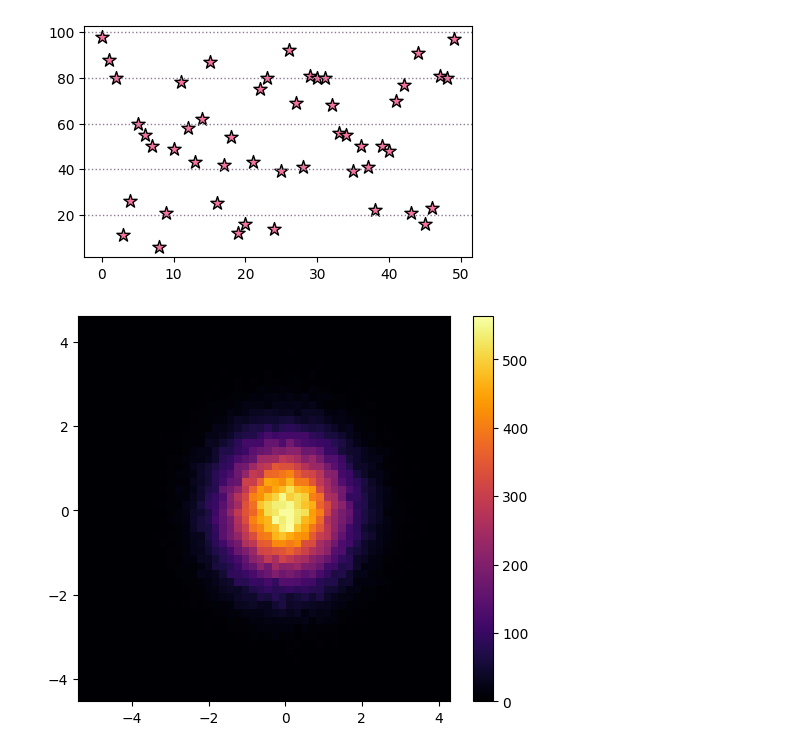
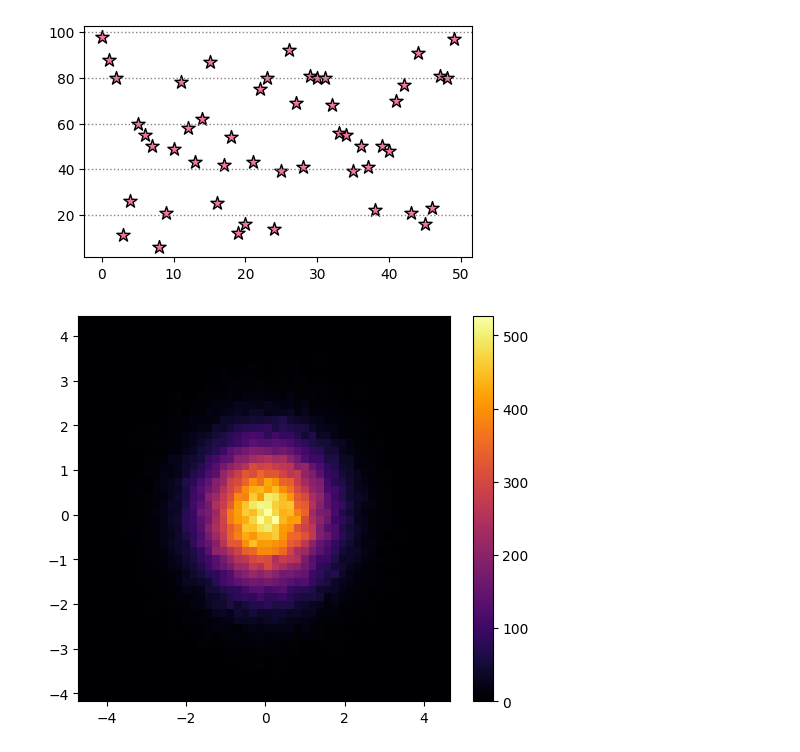
Before and after one commit to bolinfans/visualization, a Jupyter notebook: 02_activities/assignments/assignment_1/class1.ipynb, the cells around one changed output. Saved outputs shown, nothing was run; the diff lists cells and outputs as text; code cells hidden in the pictures.

```diff
--- a/02_activities/assignments/assignment_1/class1.ipynb
+++ b/02_activities/assignments/assignment_1/class1.ipynb
@@ -106,9 +111,24 @@ size = 100000
 xs = np.random.normal(size=size)
 ys = np.random.normal(size=size)
 # %%
+## Define number of samples for 2D histogram
+size = 100000
+
+np.random.seed(613)
+## generate 'size' numbers from a normal distribution with mean=0, std=1. Do this for both x and y bins in our histogram
+xs = np.random.normal(size=size)
+ys = np.random.normal(size=size)
+
+## plot figure
 fig,ax = plt.subplots(nrows=1,ncols=1,figsize=(6,5))
+
+## plot 2d Histogram
 hist1 = ax.hist2d(xs, ys, bins=(50, 50), cmap='inferno')
+
+## plot colorbar for a subplot 2d histogram. must specify the histogram object, unlike imshow or contour
 fig.colorbar(hist1[3], ax=ax)
+#plt.colorbar()
+
 plt.show()
 # %% [output]
-[figure, old version]
+[figure, new version]
```
Also changed, not shown: parts of 2 cells of this notebook, 1 other file.
